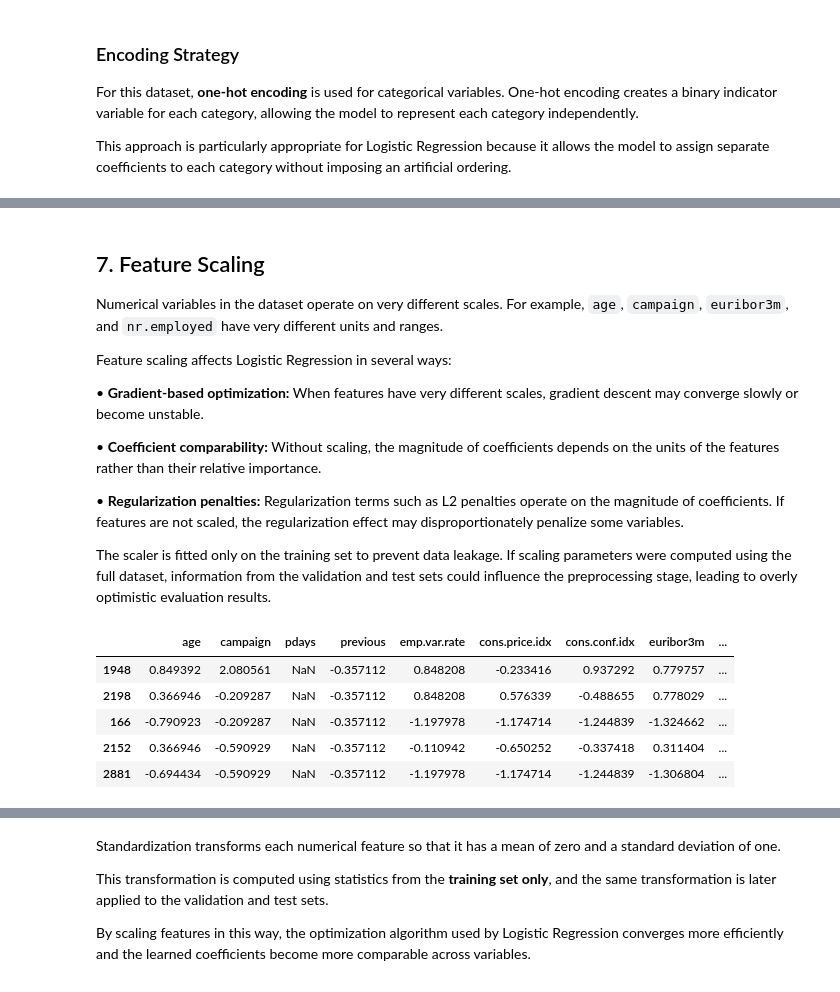
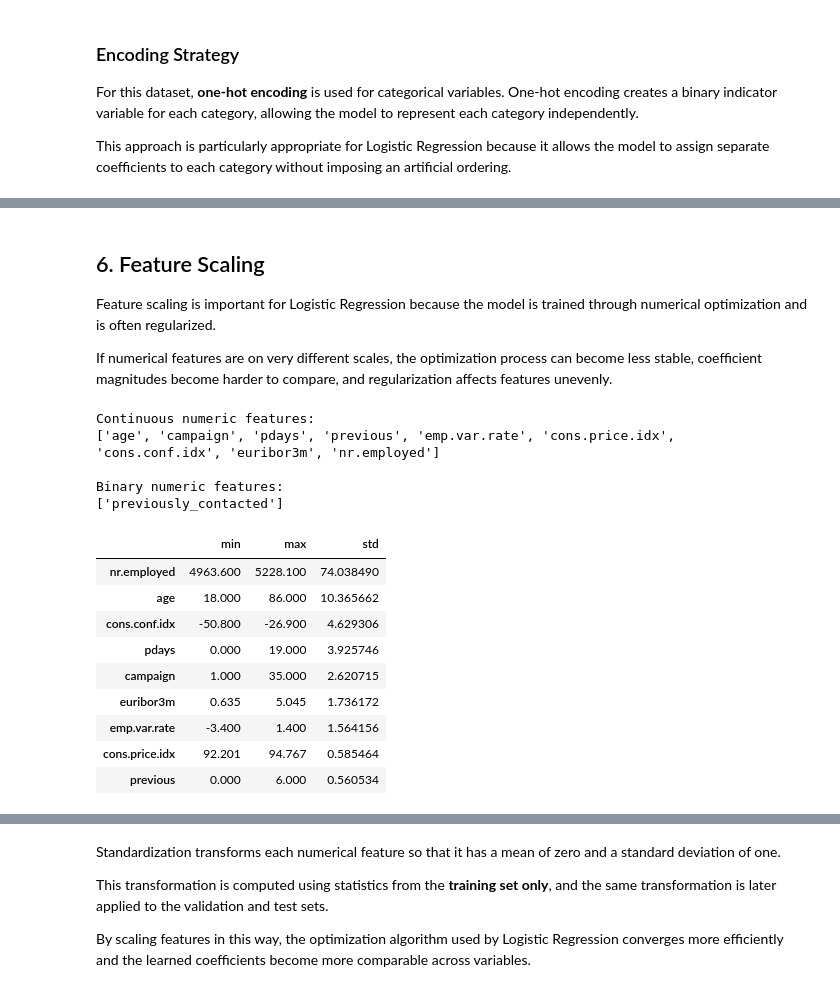
Before and after one commit to issamarida/ML-fundamentals-2026, a Jupyter notebook: assignment_1_issam_arida.ipynb, the cells around one changed output, grey strips where cells are left out. Cells and saved outputs as stored; diff of their text form; code cells hidden in the pictures.

```diff
--- a/assignment_1_issam_arida.ipynb
+++ b/assignment_1_issam_arida.ipynb
@@ -596,34 +657,49 @@ The encoder is fitted **only on the training data**. This ensures that informati
 # %% [markdown]
-## 7. Feature Scaling
+## 6. Feature Scaling
 
-Numerical variables in the dataset operate on very different scales. For example, `age`, `campaign`, `euribor3m`, and `nr.employed` have very different units and ranges.
+Feature scaling is important for Logistic Regression because the model is trained through numerical optimization and is often regularized.
 
-Feature scaling affects Logistic Regression in several ways:
-
-• **Gradient-based optimization:** When features have very different scales, gradient descent may converge slowly or become unstable.
-
-• **Coefficient comparability:** Without scaling, the magnitude of coefficients depends on the units of the features rather than their relative importance.
-
-• **Regularization penalties:** Regularization terms such as L2 penalties operate on the magnitude of coefficients. If features are not scaled, the regularization effect may disproportionately penalize some variables.
-
-The scaler is fitted only on the training set to prevent data leakage. If scaling parameters were computed using the full dataset, information from the validation and test sets could influence the preprocessing stage, leading to overly optimistic evaluation results.
+If numerical features are on very different scales, the optimization process can become less stable, coefficient magnitudes become harder to compare, and regularization affects features unevenly.
 # %%
-numerical_cols_train = X_train.select_dtypes(include=["int64", "float64"]).columns.tolist()
+numerical_features_current = X_train.select_dtypes(include=["int64", "float64"]).columns.tolist()
 
-scaler_demo = StandardScaler()
-X_train_scaled_demo = scaler_demo.fit_transform(X_train[numerical_cols_train])
+binary_features_current = [
+    col for col in numerical_features_current
+    if set(pd.Series(X_train[col]).dropna().unique()).issubset({0, 1})
+]
 
-X_train_scaled_demo_df = pd.DataFrame(
-    X_train_scaled_demo,
-    columns=numerical_cols_train,
-    index=X_train.index
-)
+continuous_numeric_features_current = [
+    col for col in numerical_features_current
+    if col not in binary_features_current
+]
 
-display(X_train_scaled_demo_df.head())
+print("Continuous numeric features:")
+print(continuous_numeric_features_current)
+
+print("\nBinary numeric features:")
+print(binary_features_current)
 # %% [output]
-|  | age | campaign | pdays | previous | emp.var.rate | cons.price.idx | cons.conf.idx | euribor3m | ... |
-| 1948 | 0.849392 | 2.080561 | NaN | -0.357112 | 0.848208 | -0.233416 | 0.937292 | 0.779757 | ... |
-| 2198 | 0.366946 | -0.209287 | NaN | -0.357112 | 0.848208 | 0.576339 | -0.488655 | 0.778029 | ... |
-| 166 | -0.790923 | -0.209287 | NaN | -0.357112 | -1.197978 | -1.174714 | -1.244839 | -1.324662 | ... |
-| 2152 | 0.366946 | -0.590929 | NaN | -0.357112 | -0.110942 | -0.650252 | -0.337418 | 0.311404 | ... |
-| 2881 | -0.694434 | -0.590929 | NaN | -0.357112 | -1.197978 | -1.174714 | -1.244839 | -1.306804 | ... |
+Continuous numeric features:
+['age', 'campaign', 'pdays', 'previous', 'emp.var.rate', 'cons.price.idx', 'cons.conf.idx', 'euribor3m', 'nr.employed']
+
+Binary numeric features:
+['previously_contacted']
+# %%
+range_summary = pd.DataFrame({
+    "min": X_train[continuous_numeric_features_current].min(),
+    "max": X_train[continuous_numeric_features_current].max(),
+    "std": X_train[continuous_numeric_features_current].std()
+}).sort_values("std", ascending=False)
+
+display(range_summary)
+# %% [output]
+|  | min | max | std |
+| nr.employed | 4963.600 | 5228.100 | 74.038490 |
+| age | 18.000 | 86.000 | 10.365662 |
+| cons.conf.idx | -50.800 | -26.900 | 4.629306 |
+| pdays | 0.000 | 19.000 | 3.925746 |
+| campaign | 1.000 | 35.000 | 2.620715 |
+| euribor3m | 0.635 | 5.045 | 1.736172 |
+| emp.var.rate | -3.400 | 1.400 | 1.564156 |
+| cons.price.idx | 92.201 | 94.767 | 0.585464 |
+| previous | 0.000 | 6.000 | 0.560534 |
```
Also changed, not shown: parts of 59 cells of this notebook.
